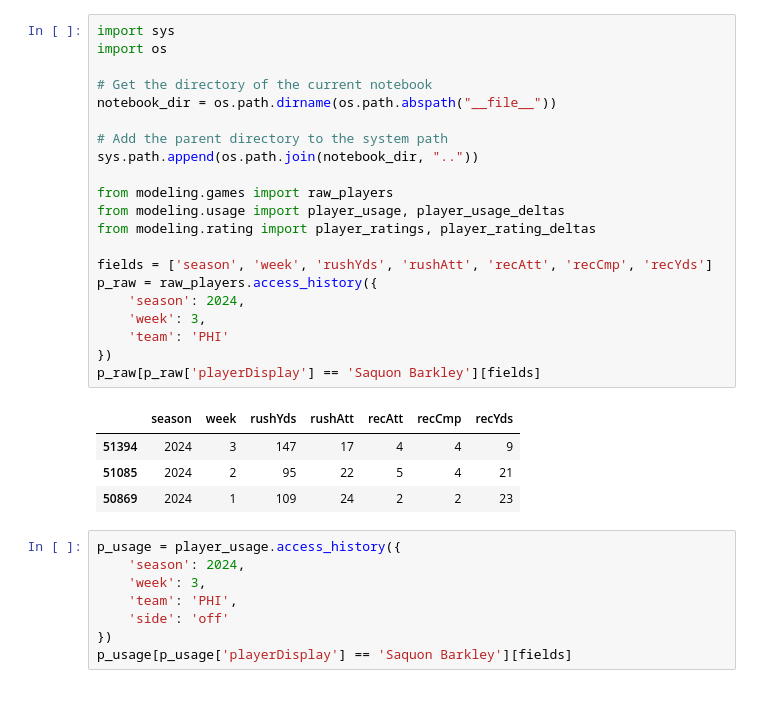
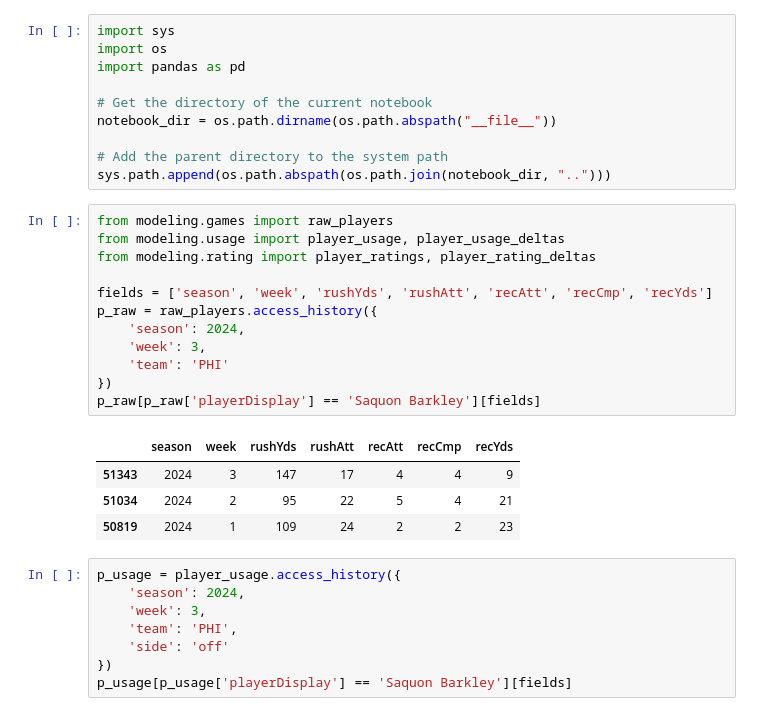
Before and after one commit to b-heilman/bmoor-united, a Jupyter notebook: skunk_works/nfl_crawler/src/notebooks/rating.ipynb, the cells around one changed output. Drawn from its saved outputs; the diff is of its cells as text.

```diff
--- a/skunk_works/nfl_crawler/src/notebooks/rating.ipynb
+++ b/skunk_works/nfl_crawler/src/notebooks/rating.ipynb
@@ -1,29 +1,30 @@
+# %%
+import sys
+import os
+import pandas as pd
+
+# Get the directory of the current notebook
+notebook_dir = os.path.dirname(os.path.abspath("__file__"))
+
+# Add the parent directory to the system path
+sys.path.append(os.path.abspath(os.path.join(notebook_dir, "..")))
 # %%
-import sys
-import os
-
-# Get the directory of the current notebook
-notebook_dir = os.path.dirname(os.path.abspath("__file__"))
-
-# Add the parent directory to the system path
-sys.path.append(os.path.join(notebook_dir, ".."))
-
 from modeling.games import raw_players
 from modeling.usage import player_usage, player_usage_deltas
 from modeling.rating import player_ratings, player_rating_deltas
 
 fields = ['season', 'week', 'rushYds', 'rushAtt', 'recAtt', 'recCmp', 'recYds']
 p_raw = raw_players.access_history({
     'season': 2024,
     'week': 3,
     'team': 'PHI'
 })
 p_raw[p_raw['playerDisplay'] == 'Saquon Barkley'][fields]
 # %% [output]
 |  | season | week | rushYds | rushAtt | recAtt | recCmp | recYds |
-| 51394 | 2024 | 3 | 147 | 17 | 4 | 4 | 9 |
-| 51085 | 2024 | 2 | 95 | 22 | 5 | 4 | 21 |
-| 50869 | 2024 | 1 | 109 | 24 | 2 | 2 | 23 |
+| 51343 | 2024 | 3 | 147 | 17 | 4 | 4 | 9 |
+| 51034 | 2024 | 2 | 95 | 22 | 5 | 4 | 21 |
+| 50819 | 2024 | 1 | 109 | 24 | 2 | 2 | 23 |
 # %%
 p_usage = player_usage.access_history({
     'season': 2024,
```
Also changed, not shown: parts of 3 cells of this notebook, 11 other files.
